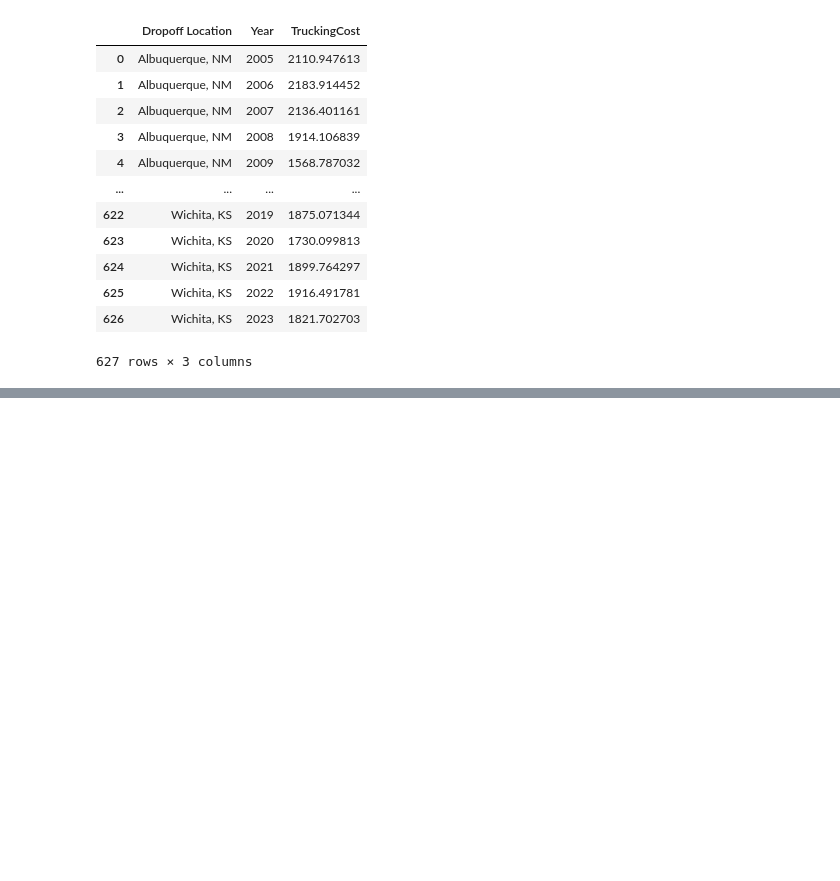
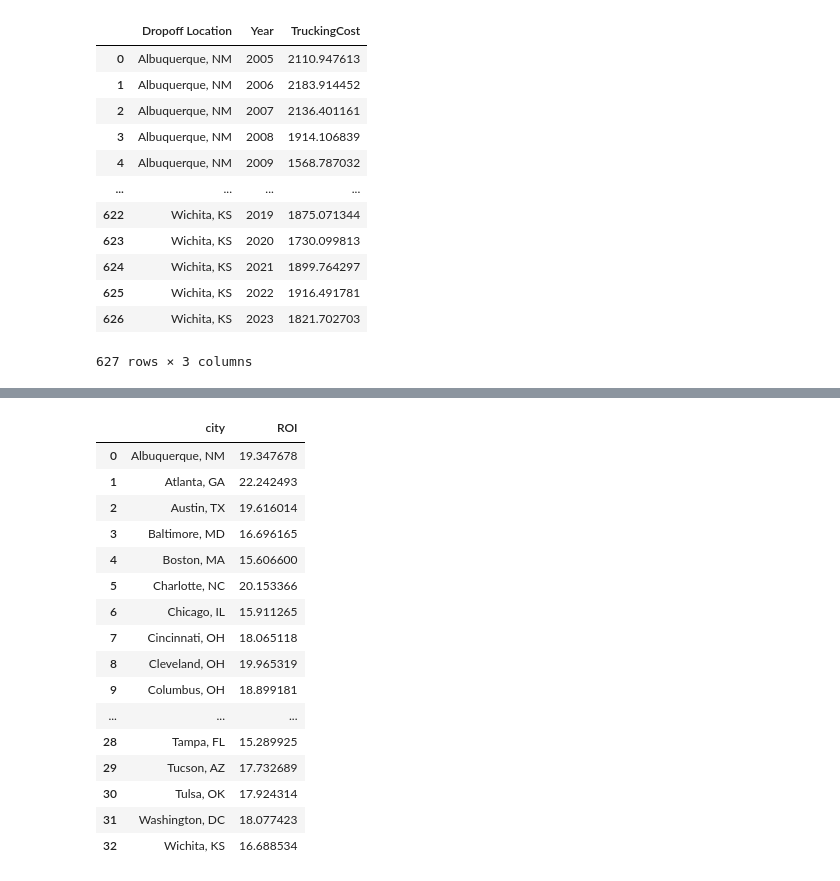
Before and after one commit to ArnavGupta22/PropertyPulse, a Jupyter notebook: djangoProject/djangoProject/DataProcessing/uhauldata.ipynb, the cells around one changed output, grey strips where cells are left out. Saved outputs shown, nothing was run; the diff lists cells and outputs as text; code cells hidden in the pictures; blank space fills up the shorter version.

```diff
--- a/djangoProject/djangoProject/DataProcessing/uhauldata.ipynb
+++ b/djangoProject/djangoProject/DataProcessing/uhauldata.ipynb
@@ -97,0 +157,27 @@ final_df.to_csv("../data/truckcost.csv")
+# %%
+result = (data2026["predicted_housing_price"] - data2024["predicted_housing_price"])/data2024["predicted_housing_price"]*100
+# %%
+new_df = pd.DataFrame({
+    'city': data2024['city'].unique(),  # Assuming 'city' is the column with city names
+    'ROI': result
+})
+# %%
+new_df
+# %% [output]
+|  | city | ROI |
+| 0 | Albuquerque, NM | 19.347678 |
+| 1 | Atlanta, GA | 22.242493 |
+| 2 | Austin, TX | 19.616014 |
+| 3 | Baltimore, MD | 16.696165 |
+| 4 | Boston, MA | 15.606600 |
+| 5 | Charlotte, NC | 20.153366 |
+| 6 | Chicago, IL | 15.911265 |
+| 7 | Cincinnati, OH | 18.065118 |
+| 8 | Cleveland, OH | 19.965319 |
+| 9 | Columbus, OH | 18.899181 |
+| ... | ... | ... |
+| 28 | Tampa, FL | 15.289925 |
+| 29 | Tucson, AZ | 17.732689 |
+| 30 | Tulsa, OK | 17.924314 |
+| 31 | Washington, DC | 18.077423 |
+| 32 | Wichita, KS | 16.688534 |
```
Also changed, not shown: parts of 5 cells of this notebook, 3 other files.
